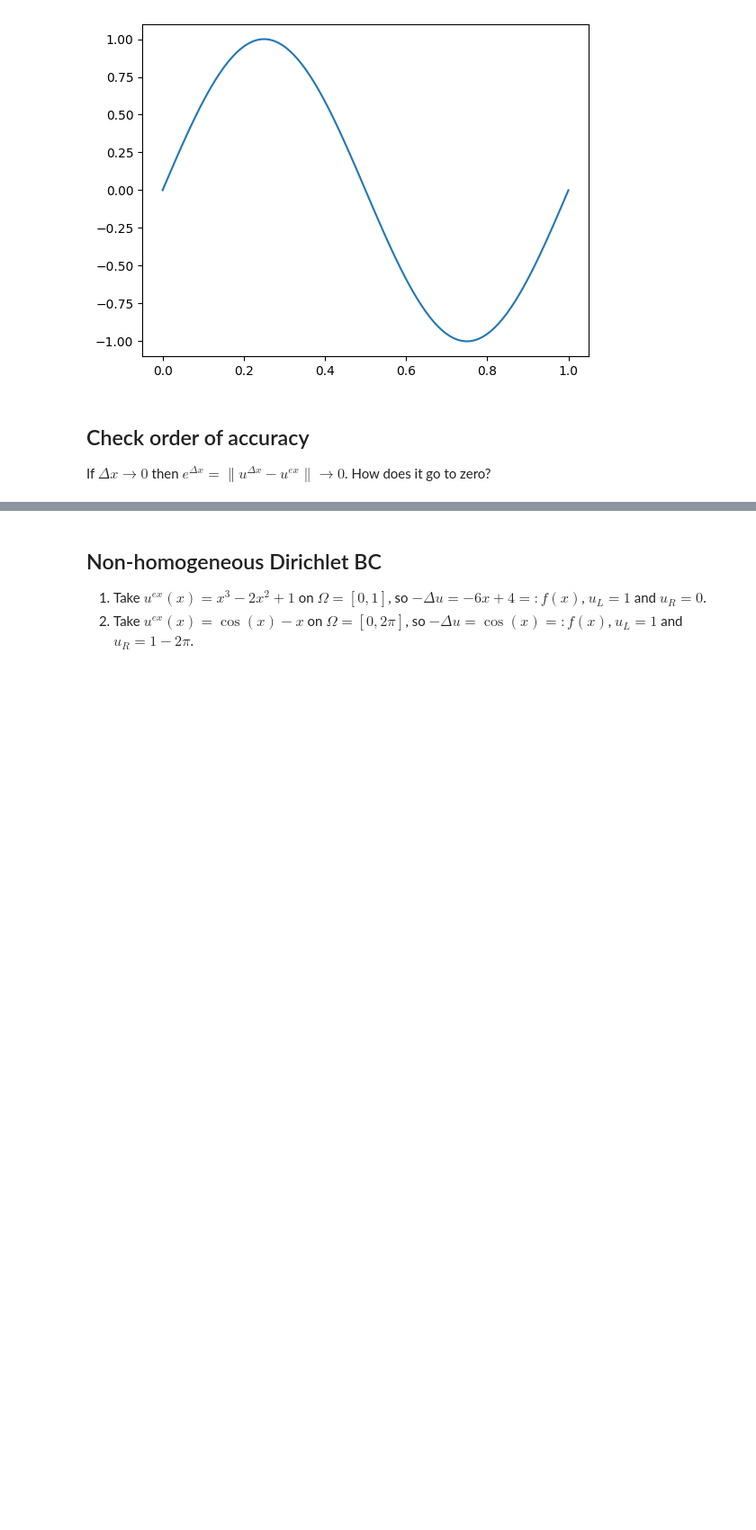
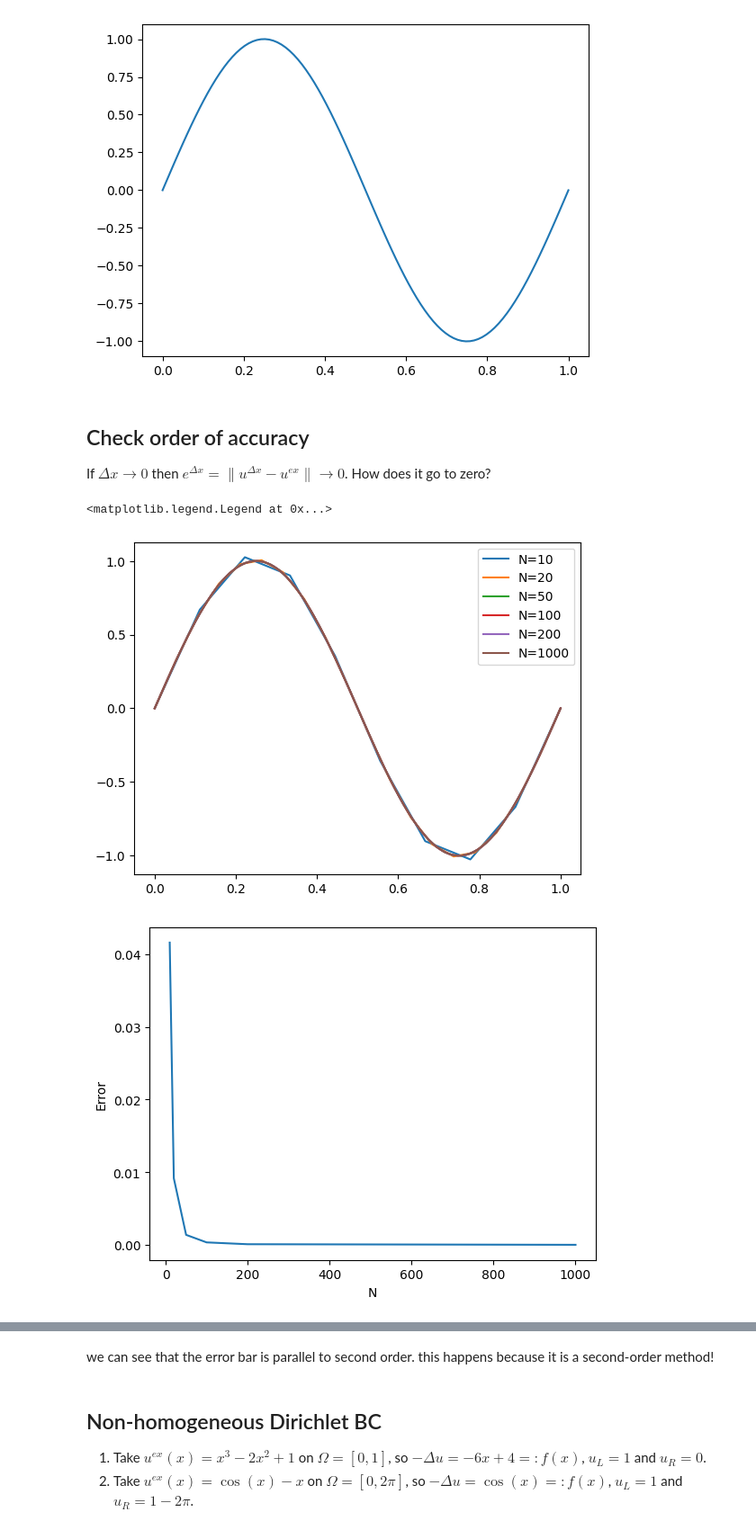
Before and after one commit to lordPachy/acsai, a Jupyter notebook: Scientific Computing/Theory/02_poisson_FD.ipynb, the cells around one changed output, grey strips where cells are left out. Shown: that part at 90% size. Saved outputs shown, nothing was run; the diff lists cells and outputs as text; code cells hidden in the pictures; blank space fills up the shorter version.

```diff
--- a/Scientific Computing/Theory/02_poisson_FD.ipynb
+++ b/Scientific Computing/Theory/02_poisson_FD.ipynb
@@ -82,12 +82,44 @@ If $\Delta x \to 0$ then $e^{\Delta x}=\lVert u^{\Delta x} - u^{ex} \rVert \to 0
 # PUT WHAT WE DID BEFORE INTO A FUNCTION THAT DEPENDS ON THE NUMBER OF NODES!
 
 def solution(Nx):
+    # Geometry
+    x_left = 0.
+    x_right = 1.
+
+    xx = np.linspace(0, 1, Nx) ## Define a linspace with Nx points
+
+    dx = xx[1]-xx[0]    # this is equivalent to h in our notes
 
     # COMPUTE THE APPROXIMATE SOLUTION
+    # Finite difference problem
+    f_lambda = lambda x: 4*np.pi**2 * np.sin(2*np.pi*x)
 
-    ??????
-    ??????
+    # Compose the left hand side and right hand side
+    A = np.zeros((Nx,Nx))
+    f = np.zeros(Nx)
 
+    for i in range(0,Nx-1):
+        # Fill the matrix and the right hand side
+        A[i,i-1] = -1/dx**2
+        A[i,i]   = 2/dx**2
+        A[i,i+1] = -1/dx**2
+        f[i]     = f_lambda(xx[i])
+
+    # Boundary conditions
+
+    # QUESTION: WHY ARE WE SETTING ENTIRE ROWS TO 0?
+    # Homogeneous Dirichlet in x_left
+    A[0, :] = 0.
+    A[0,0] = 1.
+    f[0]   = 0.
+
+    # Homogeneous Dirichlet in x_right
+    A[-1,:] = 0.
+    A[-1,-1] = 1.
+    f[-1]   = 0.
+
+    ### FILL IN THE Linear solution of the system
+    u = np.linalg.solve(A, f)
 
     # Compute the exact solution
     u_ex = np.sin(2.*np.pi*xx)
@@ -97,30 +129,40 @@ def solution(Nx):
 
     return xx, u, error
 
 ## TEST THE SOLUTION FOR DIFFERENT NUMBER OF NODES
 
 Ns = [10,20,50,100,200,1000]
 errors = np.zeros(len(Ns))
 
 plt.figure()
 for iN, N in enumerate(Ns):
     xx, u, error = solution(N)
     plt.plot(xx,u, label=f"N={N}")
 
     errors[iN] = error
 
 plt.legend()
 
+# the following plot is unintellegible!
 plt.figure()
 plt.plot(Ns, errors)
 plt.xlabel("N")
 plt.ylabel("Error")
+
+# e = h^p, where p is the order of accuracy of our method.
+# this means it is much more useful to look at its log-log plot:
+# log(e) = log(h^p) = p * log(h) = -plog(N)
+# by using the h = 1/N relation.
 
 plt.figure()
 plt.loglog(Ns, errors, label="error")
 plt.loglog(Ns,1./np.array(Ns), ":",label="First order")
 plt.loglog(Ns,1./np.array(Ns)**2, ":", label="Second order")
 plt.loglog(Ns,1./np.array(Ns)**3, ":", label="Third order")
 plt.xlabel("N")
 plt.ylabel("Error")
 plt.legend()
+# %% [output]
+<matplotlib.legend.Legend at 0x...>
+[figure, added]
+[figure, added]
@@ -127,3 +170,5 @@ plt.legend()
+# %% [markdown]
+we can see that the error bar is parallel to second order. this happens because it is a second-order method!
 # %% [markdown]
 ## Non-homogeneous Dirichlet BC
 
```
Also changed, not shown: parts of 5 cells of this notebook.
